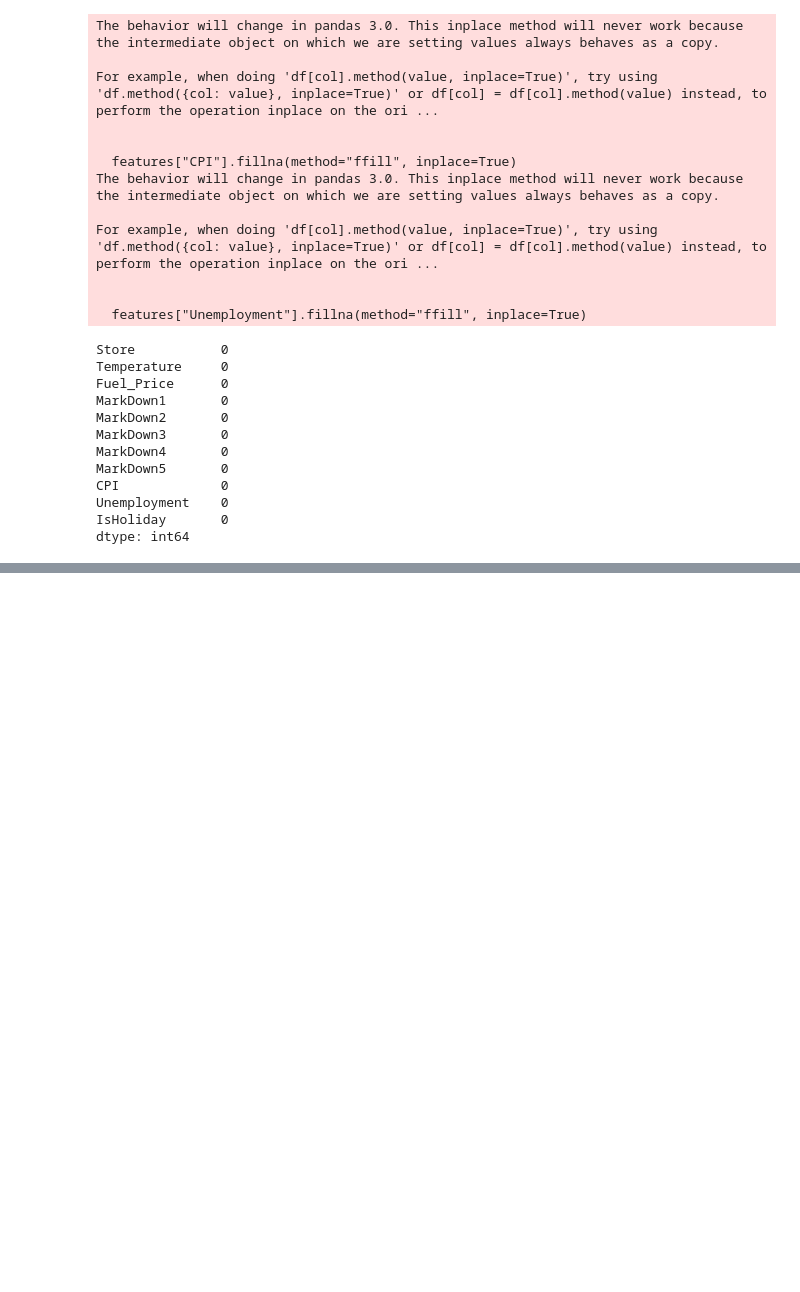
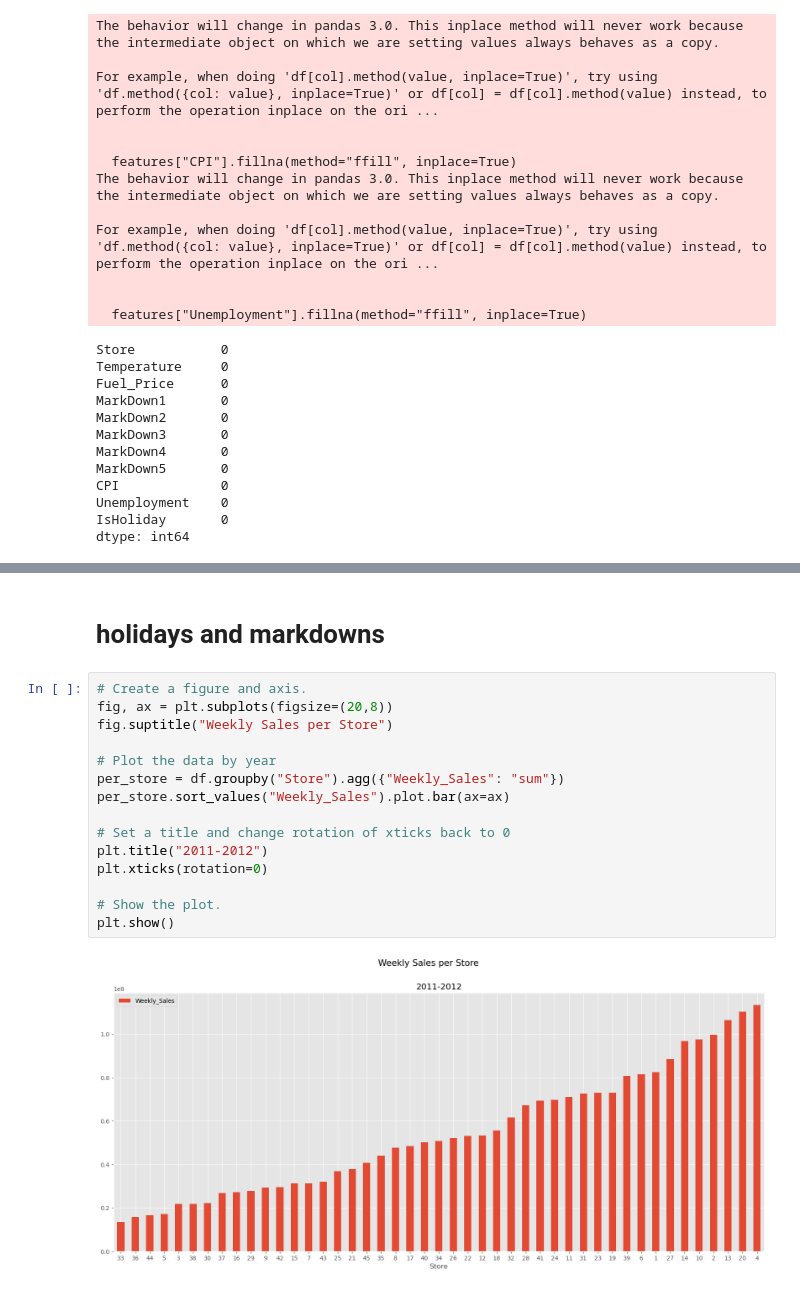
Before and after one commit to keithmmc/walmart-forecasting, a Jupyter notebook: walmart.ipynb, the cells around one changed output, grey strips where cells are left out. Drawn from its saved outputs; the diff is of its cells as text; blank space fills up the shorter version.

```diff
--- a/walmart.ipynb
+++ b/walmart.ipynb
@@ -373,0 +442,19 @@ features_train.head()
+# %% [markdown]
+# holidays and markdowns
+# %%
+# Create a figure and axis.
+fig, ax = plt.subplots(figsize=(20,8))
+fig.suptitle("Weekly Sales per Store")
+
+# Plot the data by year
+per_store = df.groupby("Store").agg({"Weekly_Sales": "sum"})
+per_store.sort_values("Weekly_Sales").plot.bar(ax=ax)
+
+# Set a title and change rotation of xticks back to 0
+plt.title("2011-2012")
+plt.xticks(rotation=0)
+
+# Show the plot.
+plt.show()
+# %% [output]
+[figure, added]
```
Also changed, not shown: parts of 6 cells of this notebook.
